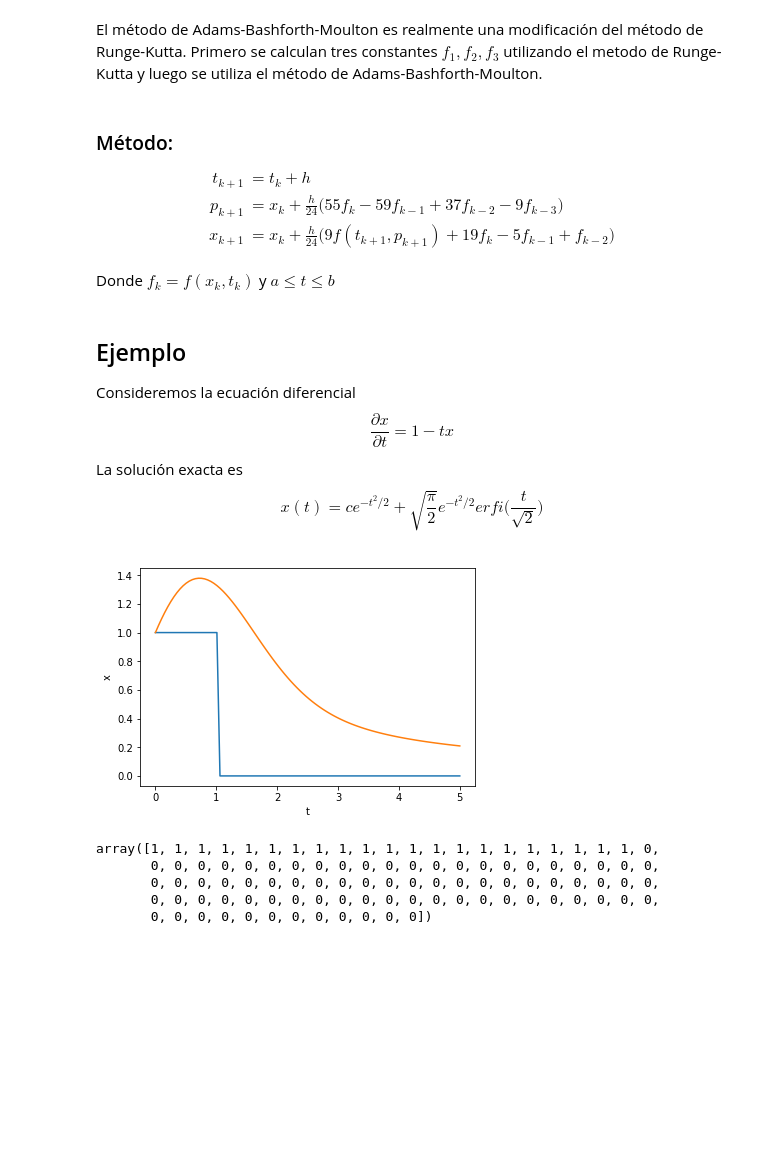
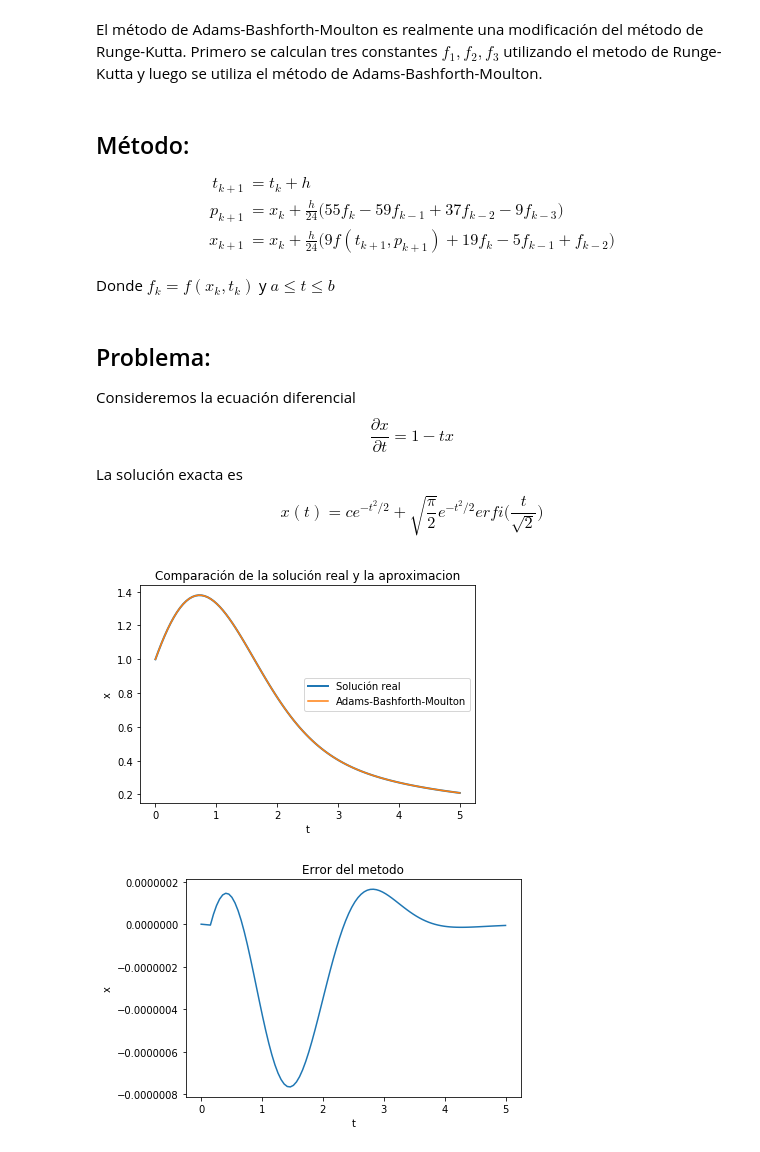
Before and after one commit to EstuarDiaz/MetodosNumericosProyecto1, a Jupyter notebook: Adams-Bashforth-Moulton 4 order.ipynb, the cells around one changed output. Saved outputs shown, nothing was run; the diff lists cells and outputs as text; code cells hidden in the pictures; blank space fills up the shorter version.

```diff
--- a/Adams-Bashforth-Moulton 4 order.ipynb
+++ b/Adams-Bashforth-Moulton 4 order.ipynb
@@ -17,7 +17,7 @@ $|f(x_1)-f(x_2)| \leq B|x_1-x_2|^\beta$, $\beta > 0$, $\forall |x_1-x_2| < \epsi
 # %% [markdown]
 El método de Adams-Bashforth-Moulton es realmente una modificación del método de Runge-Kutta. Primero se calculan tres constantes $f_1,f_2,f_3$ utilizando el metodo de Runge-Kutta y luego se utiliza el método de Adams-Bashforth-Moulton.
 # %% [markdown]
-### Método:
+## Método:
 \begin{align}
 t_{k+1} &= t_k + h\\
 p_{k+1} &= x_k + \frac{h}{24}\big( 55f_k - 59f_{k-1} + 37f_{k-2} - 9f_{k-3}\big) \\
@@ -36,7 +36,9 @@ def pc4( f, x0, t ):
     # Los pasos adicionales que involucran las fi son para minimizar el
     # numero de evaluaciones de la funcion necesarias.
 
-    f1 = f2 = f3 = 0
+    f1 = 0.0
+    f2 = 0.0
+    f3 = 0.0
     for i in range( min( 3, n - 1 ) ):
         h = t[i+1] - t[i]
         f0 = f( x[i], t[i] )
@@ -44,22 +46,21 @@ def pc4( f, x0, t ):
         k2 = h * f( x[i] + 0.5 * k1, t[i] + 0.5 * h )
         k3 = h * f( x[i] + 0.5 * k2, t[i] + 0.5 * h )
         k4 = h * f( x[i] + k3, t[i+1] )
-        x[i+1] = x[i] + ( k1 + 2.0 * ( k2 + k3 ) + k4 ) / 6.0
+        x[i+1] = x[i] + (( k1 + 2.0 * ( k2 + k3 ) + k4 ) / 6.0)
         f1, f2, f3 = ( f0, f1, f2 )
 
     # Empieza el método de Adams-Bashforth-Moulton
-
     for i in range( 3, n - 1 ):
         h = t[i+1] - t[i]
         f0 = f( x[i], t[i] )
-        p = x[i] + h * ( 55.0 * f0 - 59.0 * f1 + 37.0 * f2 - 9.0 * f3 ) / 24.0
+        p = x[i] + (h * ( 55.0 * f0 - 59.0 * f1 + 37.0 * f2 - 9.0 * f3 ) / 24.0)
         fp = f( p, t[i+1] )
-        x[i+1] = x[i] + h * ( 9.0 * fp + 19.0 * f0 - 5.0 * f1 + f2 ) / 24.0
+        x[i+1] = x[i] + (h * ( 9.0 * fp + 19.0 * f0 - 5.0 * f1 + f2 ) / 24.0)
         f1, f2, f3 = ( f0, f1, f2 )
 
     return x
 # %% [markdown]
-## Ejemplo
+## Problema:
 Consideremos la ecuación diferencial $$\frac{\partial x}{\partial t} = 1- tx$$ La solución exacta es $$x(t) = ce^{-t^2/2} + \sqrt{\frac{\pi}{2}}e^{-t^2/2} erfi\big(\frac{t}{\sqrt{2}}\big)$$
 # %%
 def f(x,t):
@@ -69,21 +70,31 @@ def sol(t,c=0):
     return np.exp(-(t**2)/2)*(c+np.sqrt(np.pi/2)*special.erfi(t/np.sqrt(2)))
 # %%
 t = np.linspace(0,5,100)
-x0 = 1
+# Valor inicial
+x0 = 1.0
+
+# Aproximacion por metodo de Adams-Bashforth-Moulton
 x = pc4(f,x0,t)
+
+# Solucion analitica
 y = sol(t,1)
-plt.plot(t,x)
-plt.plot(t,y)
+
+# Graficar
+fig, ax = plt.subplots()
+ax.plot(t, y, label='Solución real',linewidth=2)
+ax.plot(t, x, label='Adams-Bashforth-Moulton')
+legend = ax.legend(loc='center right')
+plt.xlabel('t')
 plt.ylabel('x')
-plt.xlabel('t')
+plt.title('Comparación de la solución real y la aproximacion')
 plt.show()
 # %% [output]
-[figure, old version]
+[figure, new version]
-# %%
-x
-# %% [output]
-array([1, 1, 1, 1, 1, 1, 1, 1, 1, 1, 1, 1, 1, 1, 1, 1, 1, 1, 1, 1, 1, 0,
-       0, 0, 0, 0, 0, 0, 0, 0, 0, 0, 0, 0, 0, 0, 0, 0, 0, 0, 0, 0, 0, 0,
-       0, 0, 0, 0, 0, 0, 0, 0, 0, 0, 0, 0, 0, 0, 0, 0, 0, 0, 0, 0, 0, 0,
-       0, 0, 0, 0, 0, 0, 0, 0, 0, 0, 0, 0, 0, 0, 0, 0, 0, 0, 0, 0, 0, 0,
-       0, 0, 0, 0, 0, 0, 0, 0, 0, 0, 0, 0])
+# %%
+plt.plot(t,x-y)
+plt.ylabel('x')
+plt.xlabel('t')
+plt.title('Error del metodo')
+plt.show()
+# %% [output]
+[figure, added]
```
